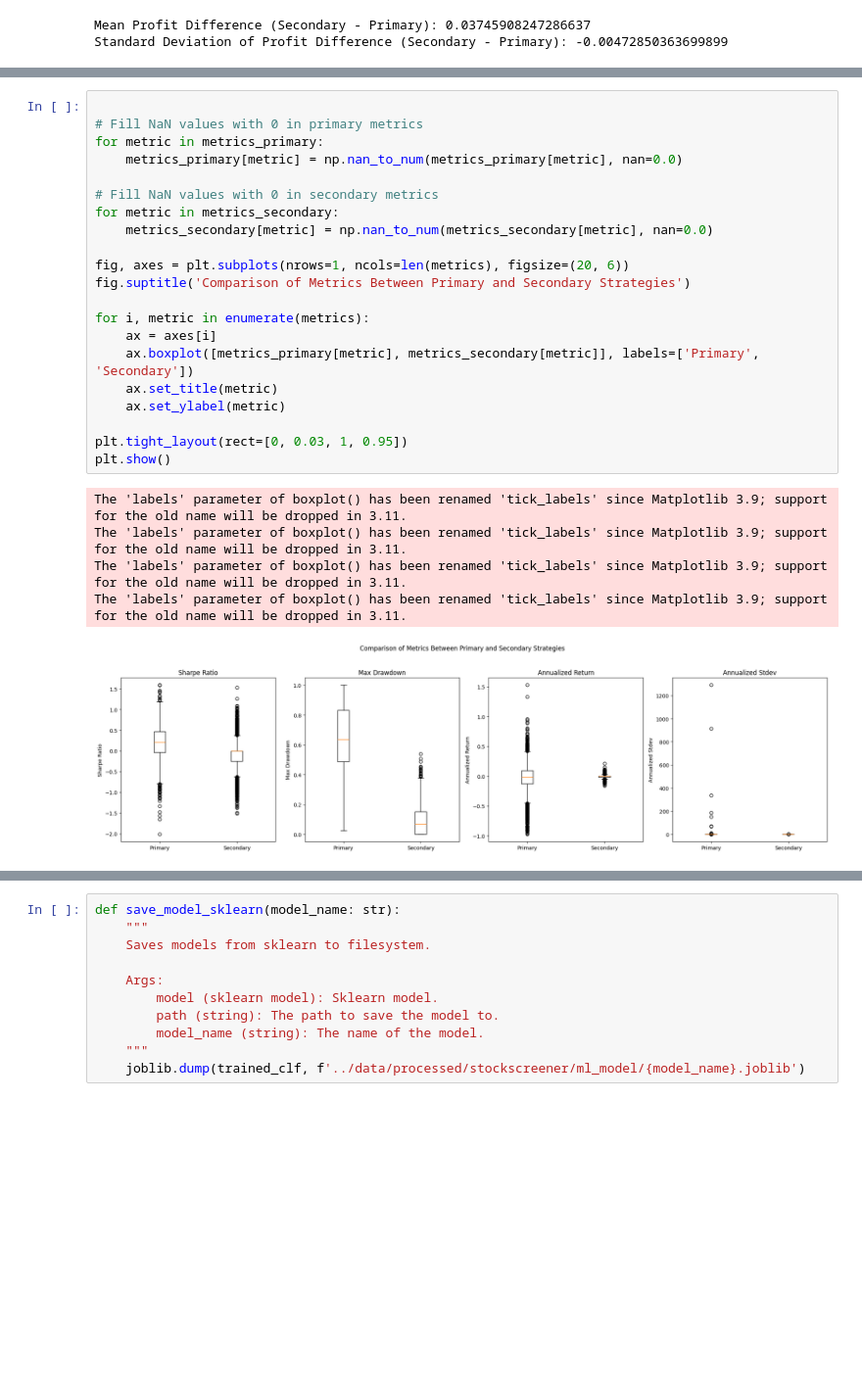
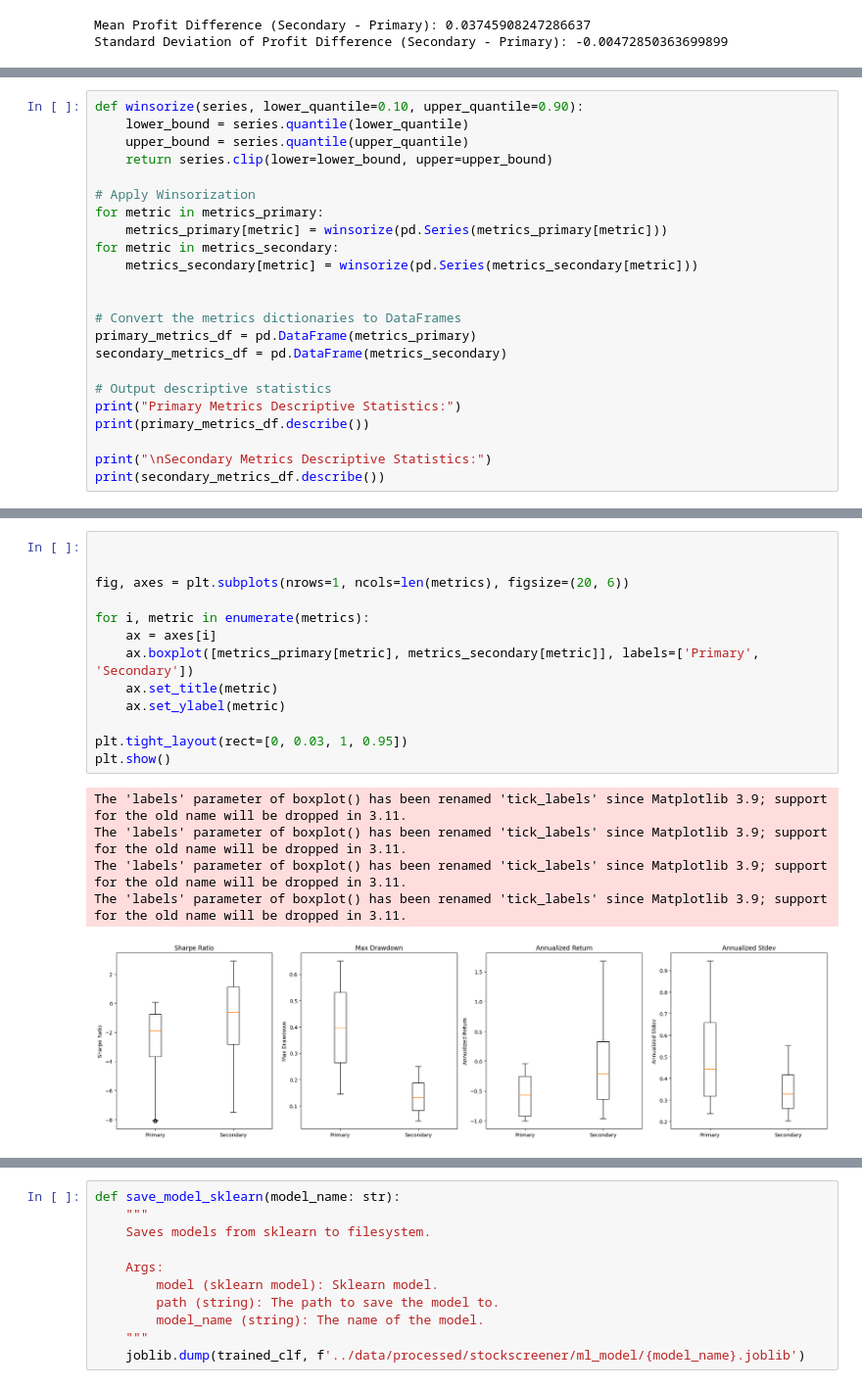
Before and after one commit to Channaholic/meta-labeling, a Jupyter notebook: 1.0-jl-meta-model (1).ipynb, the cells around one changed output, grey strips where cells are left out. Shown at 98% size. Saved outputs shown, nothing was run; the diff lists cells and outputs as text; blank space fills up the shorter version.

```diff
--- a/1.0-jl-meta-model (1).ipynb
+++ b/1.0-jl-meta-model (1).ipynb
@@ -1480,0 +1478,23 @@ The 'labels' parameter of boxplot() has been renamed 'tick_labels' since Matplot
+# %%
+def winsorize(series, lower_quantile=0.10, upper_quantile=0.90):
+    lower_bound = series.quantile(lower_quantile)
+    upper_bound = series.quantile(upper_quantile)
+    return series.clip(lower=lower_bound, upper=upper_bound)
+
+# Apply Winsorization
+for metric in metrics_primary:
+    metrics_primary[metric] = winsorize(pd.Series(metrics_primary[metric]))
+for metric in metrics_secondary:
+    metrics_secondary[metric] = winsorize(pd.Series(metrics_secondary[metric]))
+
+
+# Convert the metrics dictionaries to DataFrames
+primary_metrics_df = pd.DataFrame(metrics_primary)
+secondary_metrics_df = pd.DataFrame(metrics_secondary)
+
+# Output descriptive statistics
+print("Primary Metrics Descriptive Statistics:")
+print(primary_metrics_df.describe())
+
+print("\nSecondary Metrics Descriptive Statistics:")
+print(secondary_metrics_df.describe())
@@ -1481,27 +1519,19 @@ The 'labels' parameter of boxplot() has been renamed 'tick_labels' since Matplot
 # %%
 
-# Fill NaN values with 0 in primary metrics
-for metric in metrics_primary:
-    metrics_primary[metric] = np.nan_to_num(metrics_primary[metric], nan=0.0)
-
-# Fill NaN values with 0 in secondary metrics
-for metric in metrics_secondary:
-    metrics_secondary[metric] = np.nan_to_num(metrics_secondary[metric], nan=0.0)
 
 fig, axes = plt.subplots(nrows=1, ncols=len(metrics), figsize=(20, 6))
-fig.suptitle('Comparison of Metrics Between Primary and Secondary Strategies')
 
 for i, metric in enumerate(metrics):
     ax = axes[i]
     ax.boxplot([metrics_primary[metric], metrics_secondary[metric]], labels=['Primary', 'Secondary'])
     ax.set_title(metric)
     ax.set_ylabel(metric)
 
 plt.tight_layout(rect=[0, 0.03, 1, 0.95])
 plt.show()
 # %% [output]
 The 'labels' parameter of boxplot() has been renamed 'tick_labels' since Matplotlib 3.9; support for the old name will be dropped in 3.11.
 The 'labels' parameter of boxplot() has been renamed 'tick_labels' since Matplotlib 3.9; support for the old name will be dropped in 3.11.
 The 'labels' parameter of boxplot() has been renamed 'tick_labels' since Matplotlib 3.9; support for the old name will be dropped in 3.11.
 The 'labels' parameter of boxplot() has been renamed 'tick_labels' since Matplotlib 3.9; support for the old name will be dropped in 3.11.
-[figure, old version]
+[figure, new version]
```
Also changed, not shown: parts of 3 cells of this notebook.
